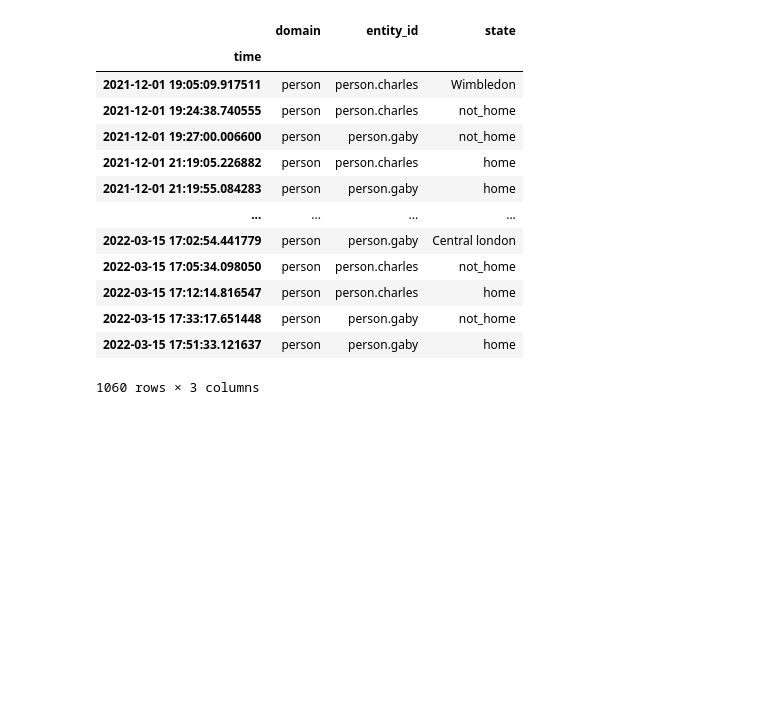
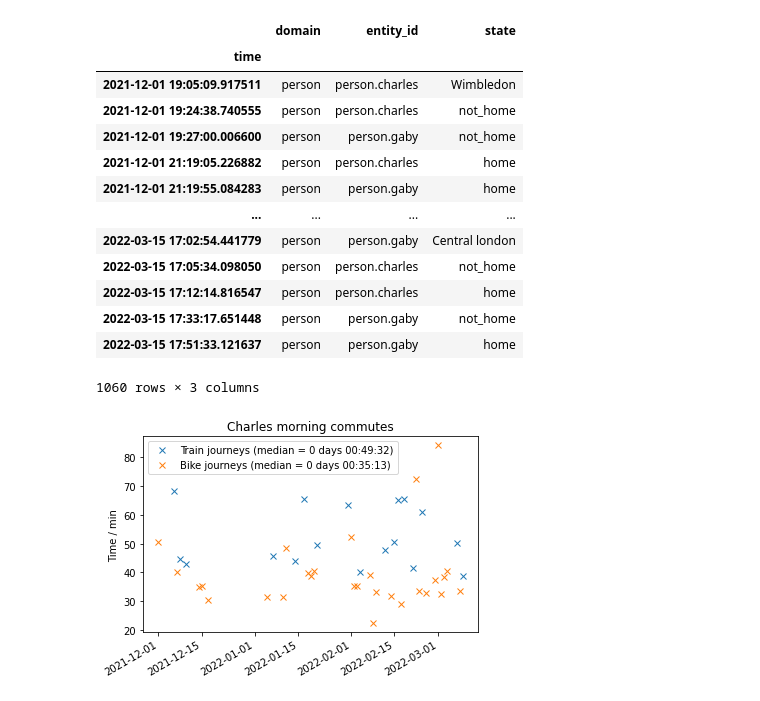
Before and after one commit to charlesbaynham/house-absolute-ha-setup, a Jupyter notebook: notebooks/plot_work_cycle_times.ipynb, the cells around one changed output. Cells and saved outputs as stored; diff of their text form; code cells hidden in the pictures; blank space fills up the shorter version.

```diff
--- a/notebooks/plot_work_cycle_times.ipynb
+++ b/notebooks/plot_work_cycle_times.ipynb
@@ -266,4 +266,30 @@ def extract_filtered_journey_times(results, person, from_place, to_place, via_pl
         )
 
     return journeys
+
+journeys = pd.DataFrame({"person":[], "commute": [], "vehicle": [], "time": []})
+# %%
+journeys_train = extract_filtered_journey_times(results, "person.charles", "home", "Imperial", via_place="Wimbledon", plot=True)
+journeys_bike = extract_filtered_journey_times(results, "person.charles",  "home", "Imperial", not_via_place="Wimbledon", plot=True)
+
+journeys = journeys.append(pd.DataFrame({
+    "person":"Charles",
+    "commute": "Morning",
+    "vehicle": "Train",
+    "time": journeys_train
+}))
+journeys = journeys.append(pd.DataFrame({
+    "person":"Charles",
+    "commute": "Morning",
+    "vehicle": "Bike",
+    "time": journeys_bike
+}))
+
+plt.legend([
+    f'Train journeys (median = {journeys_train.median().round("1s")})',
+    f'Bike journeys (median = {journeys_bike.median().round("1s")})',
+])
+plt.title("Charles morning commutes");
+# %% [output]
+[figure, added]
 # %%
```
Also changed, not shown: parts of 5 cells of this notebook.
